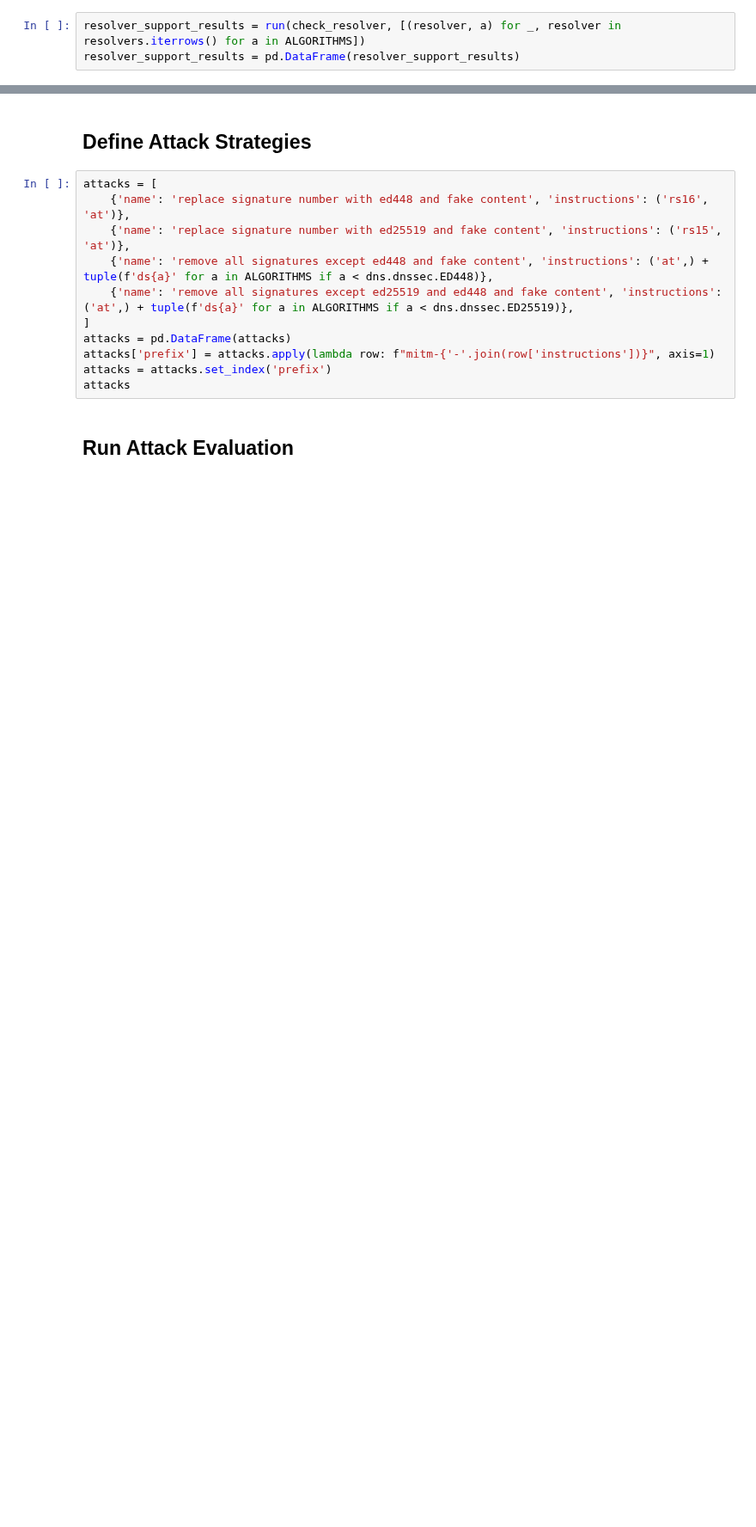
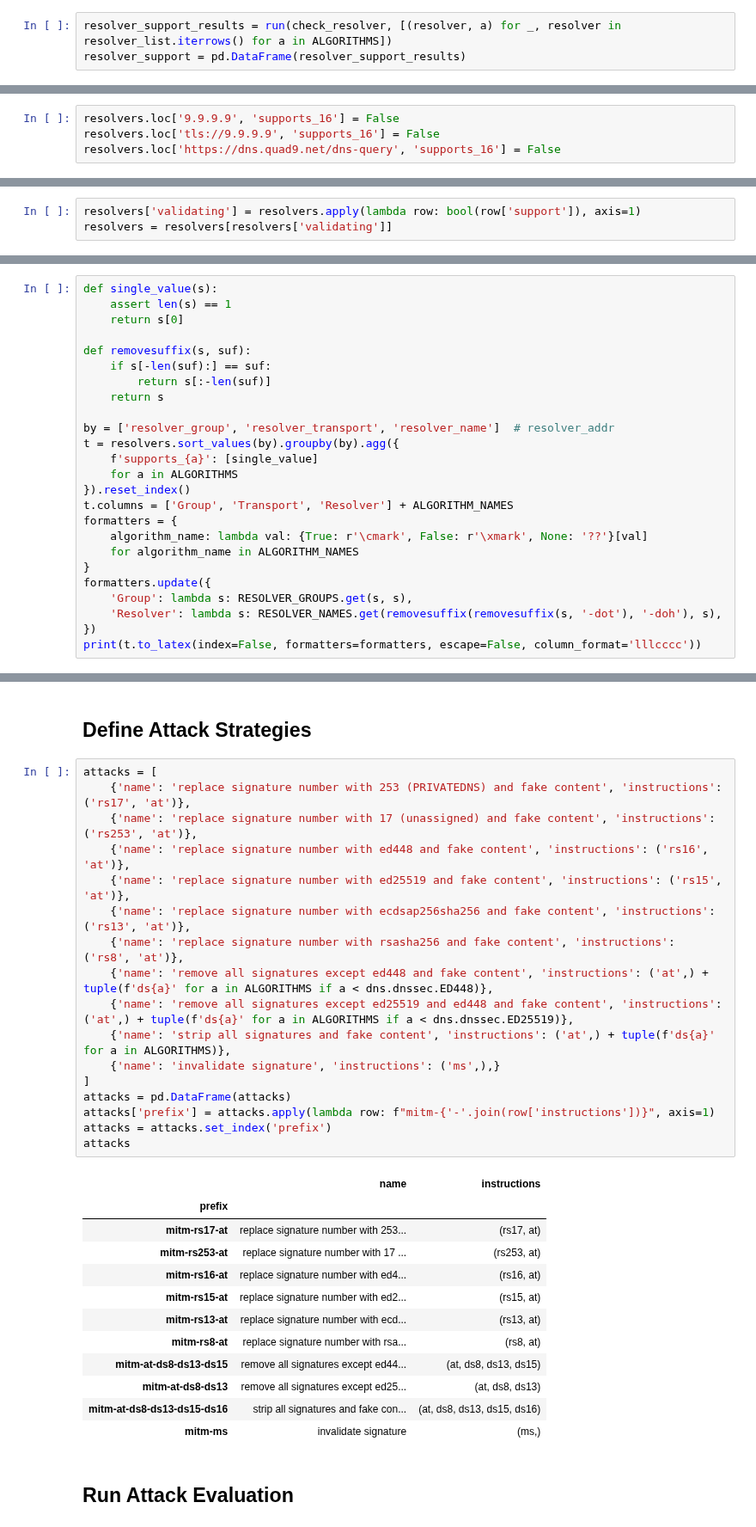
Before and after one commit to nils-wisiol/dns-downgrade-attack, a Jupyter notebook: Analysis Downgrade Attack v2.ipynb, the cells around one changed output, grey strips where cells are left out. Shown at 86% size. Drawn from its saved outputs; the diff is of its cells as text; blank space fills up the shorter version.

```diff
--- a/Analysis Downgrade Attack v2.ipynb
+++ b/Analysis Downgrade Attack v2.ipynb
@@ -155,3 +210,3 @@ def check_resolver(resolver, algorithm):
 # %%
-resolver_support_results = run(check_resolver, [(resolver, a) for _, resolver in resolvers.iterrows() for a in ALGORITHMS])
-resolver_support_results = pd.DataFrame(resolver_support_results)
+resolver_support_results = run(check_resolver, [(resolver, a) for _, resolver in resolver_list.iterrows() for a in ALGORITHMS])
+resolver_support = pd.DataFrame(resolver_support_results)
@@ -189,3 +237,7 @@ resolvers = resolvers.set_index('resolver_addr').join(resolver_support.set_index
+# %%
+resolvers.loc['9.9.9.9', 'supports_16'] = False
+resolvers.loc['tls://9.9.9.9', 'supports_16'] = False
+resolvers.loc['https://dns.quad9.net/dns-query', 'supports_16'] = False
 # %%
 def row_style(row):
     styles = {
@@ -197,0 +269,3 @@ resolvers.style.apply(row_style, axis=1)
+# %%
+resolvers['validating'] = resolvers.apply(lambda row: bool(row['support']), axis=1)
+resolvers = resolvers[resolvers['validating']]
@@ -197,0 +301,25 @@ resolvers.style.apply(row_style, axis=1)
+# %%
+def single_value(s):
+    assert len(s) == 1
+    return s[0]
+
+def removesuffix(s, suf):
+    if s[-len(suf):] == suf:
+        return s[:-len(suf)]
+    return s
+
+by = ['resolver_group', 'resolver_transport', 'resolver_name']  # resolver_addr
+t = resolvers.sort_values(by).groupby(by).agg({
+    f'supports_{a}': [single_value]
+    for a in ALGORITHMS
+}).reset_index()
+t.columns = ['Group', 'Transport', 'Resolver'] + ALGORITHM_NAMES
+formatters = {
+    algorithm_name: lambda val: {True: r'\cmark', False: r'\xmark', None: '??'}[val]
+    for algorithm_name in ALGORITHM_NAMES
+}
+formatters.update({
+    'Group': lambda s: RESOLVER_GROUPS.get(s, s),
+    'Resolver': lambda s: RESOLVER_NAMES.get(removesuffix(removesuffix(s, '-dot'), '-doh'), s),
+})
+print(t.to_latex(index=False, formatters=formatters, escape=False, column_format='lllcccc'))
@@ -199,15 +345,34 @@ resolvers.style.apply(row_style, axis=1)
 ## Define Attack Strategies
 # %%
 attacks = [
+    {'name': 'replace signature number with 253 (PRIVATEDNS) and fake content', 'instructions': ('rs17', 'at')},
+    {'name': 'replace signature number with 17 (unassigned) and fake content', 'instructions': ('rs253', 'at')},
     {'name': 'replace signature number with ed448 and fake content', 'instructions': ('rs16', 'at')},
     {'name': 'replace signature number with ed25519 and fake content', 'instructions': ('rs15', 'at')},
+    {'name': 'replace signature number with ecdsap256sha256 and fake content', 'instructions': ('rs13', 'at')},
+    {'name': 'replace signature number with rsasha256 and fake content', 'instructions': ('rs8', 'at')},
     {'name': 'remove all signatures except ed448 and fake content', 'instructions': ('at',) + tuple(f'ds{a}' for a in ALGORITHMS if a < dns.dnssec.ED448)},
     {'name': 'remove all signatures except ed25519 and ed448 and fake content', 'instructions': ('at',) + tuple(f'ds{a}' for a in ALGORITHMS if a < dns.dnssec.ED25519)},
+    {'name': 'strip all signatures and fake content', 'instructions': ('at',) + tuple(f'ds{a}' for a in ALGORITHMS)},
+    {'name': 'invalidate signature', 'instructions': ('ms',),}
 ]
 attacks = pd.DataFrame(attacks)
 attacks['prefix'] = attacks.apply(lambda row: f"mitm-{'-'.join(row['instructions'])}", axis=1)
 attacks = attacks.set_index('prefix')
 attacks
+# %% [output]
+|  | name | instructions |
+| prefix |  |  |
+| mitm-rs17-at | replace signature number with 253... | (rs17, at) |
+| mitm-rs253-at | replace signature number with 17 ... | (rs253, at) |
+| mitm-rs16-at | replace signature number with ed4... | (rs16, at) |
+| mitm-rs15-at | replace signature number with ed2... | (rs15, at) |
+| mitm-rs13-at | replace signature number with ecd... | (rs13, at) |
+| mitm-rs8-at | replace signature number with rsa... | (rs8, at) |
+| mitm-at-ds8-ds13-ds15 | remove all signatures except ed44... | (at, ds8, ds13, ds15) |
+| mitm-at-ds8-ds13 | remove all signatures except ed25... | (at, ds8, ds13) |
+| mitm-at-ds8-ds13-ds15-ds16 | strip all signatures and fake con... | (at, ds8, ds13, ds15, ds16) |
+| mitm-ms | invalidate signature | (ms,) |
 # %% [markdown]
 ## Run Attack Evaluation
 # %%
```
Also changed, not shown: parts of 36 cells of this notebook.
